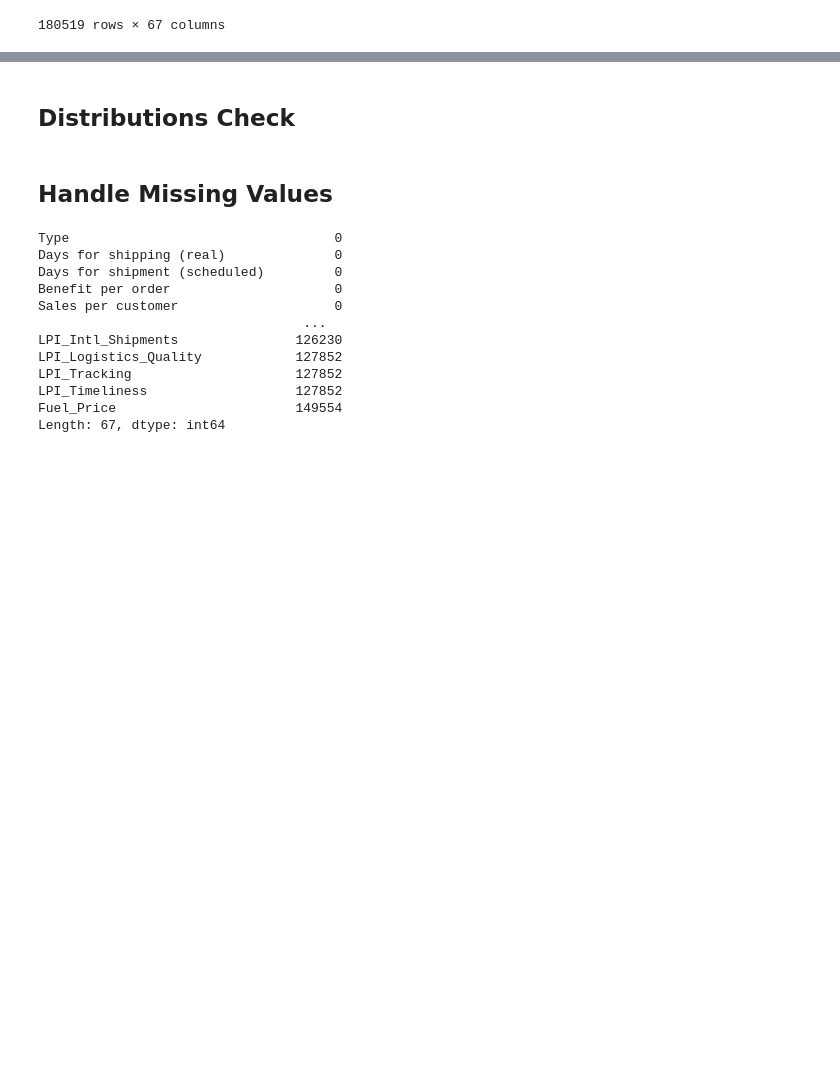
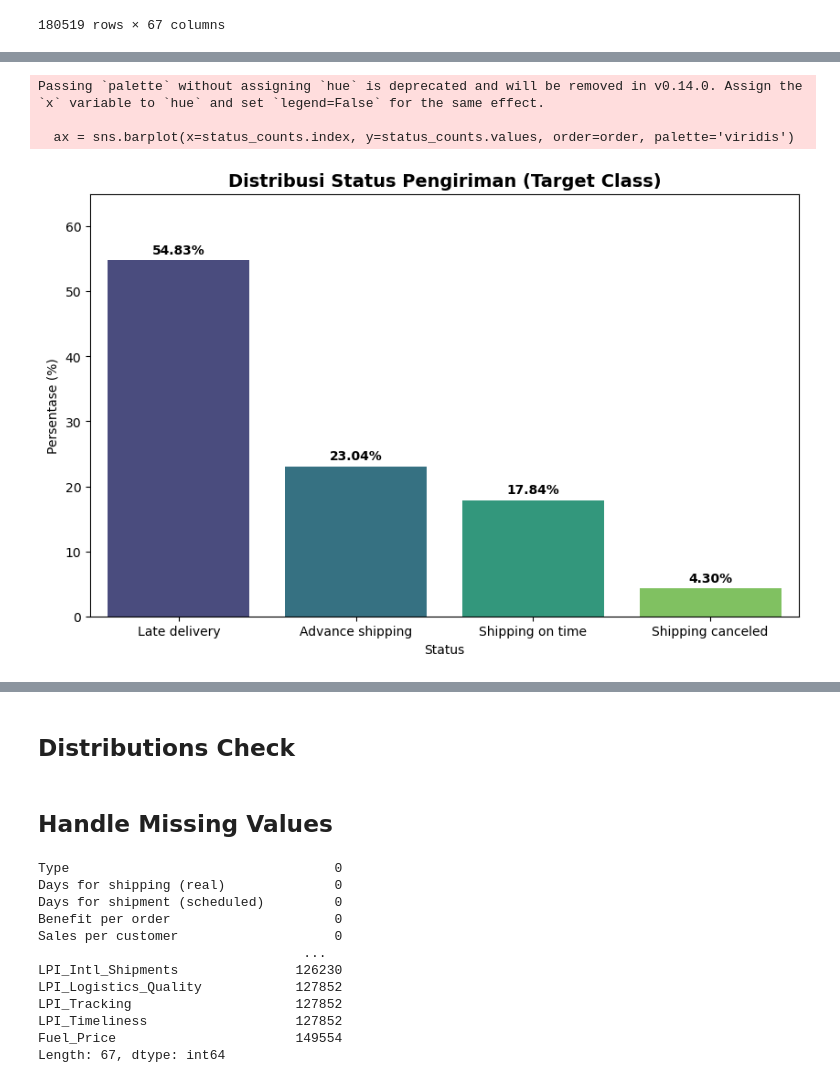
Before and after one commit to ahmdtrdi/LogisticAIOptimization, a Jupyter notebook: notebooks/EDA.ipynb, the cells around one changed output, grey strips where cells are left out. Cells and saved outputs as stored; diff of their text form; code cells hidden in the pictures; blank space fills up the shorter version.

```diff
--- a/notebooks/EDA.ipynb
+++ b/notebooks/EDA.ipynb
@@ -639,0 +622,24 @@ plt.show()
+# %%
+plt.figure(figsize=(10, 6))
+
+# Hitung persentase untuk label
+status_counts = data_raw['Delivery Status'].value_counts(normalize=True) * 100
+order = status_counts.index  # Urutan dari terbanyak
+
+# Plot Bar Chart (Histogram-like)
+ax = sns.barplot(x=status_counts.index, y=status_counts.values, order=order, palette='viridis')
+
+# Tambahkan Label Angka di atas batang
+for i, v in enumerate(status_counts.values):
+    ax.text(i, v + 1, f"{v:.2f}%", ha='center', fontweight='bold')
+
+plt.title('Distribusi Status Pengiriman (Target Class)', fontsize=14, fontweight='bold')
+plt.ylabel('Persentase (%)')
+plt.xlabel('Status')
+plt.ylim(0, 65) # Memberi ruang untuk teks di atas
+plt.show()
+# %% [output]
+Passing `palette` without assigning `hue` is deprecated and will be removed in v0.14.0. Assign the `x` variable to `hue` and set `legend=False` for the same effect.
+
+  ax = sns.barplot(x=status_counts.index, y=status_counts.values, order=order, palette='viridis')
+[figure, added]
```
Also changed, not shown: parts of 29 cells of this notebook.
